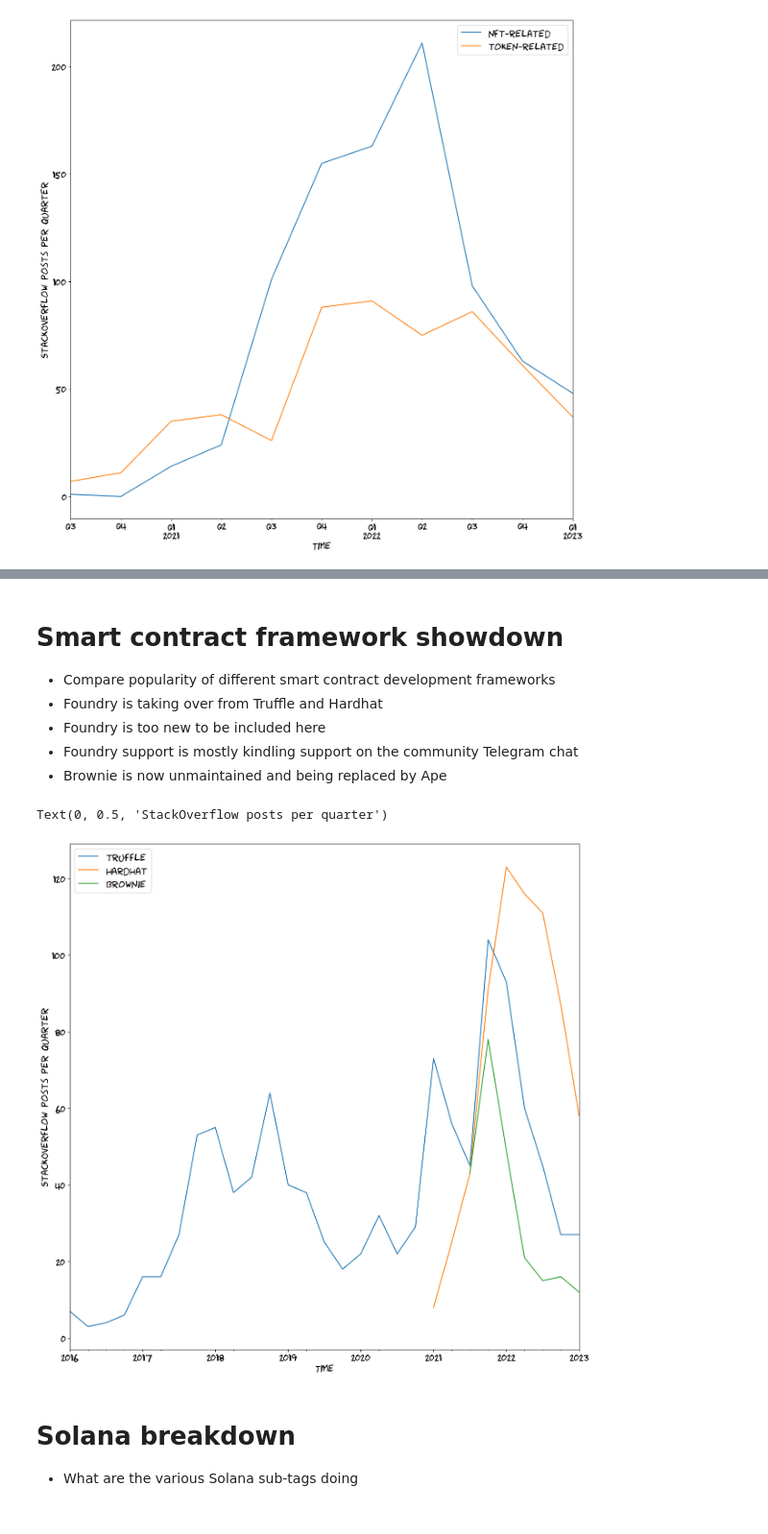
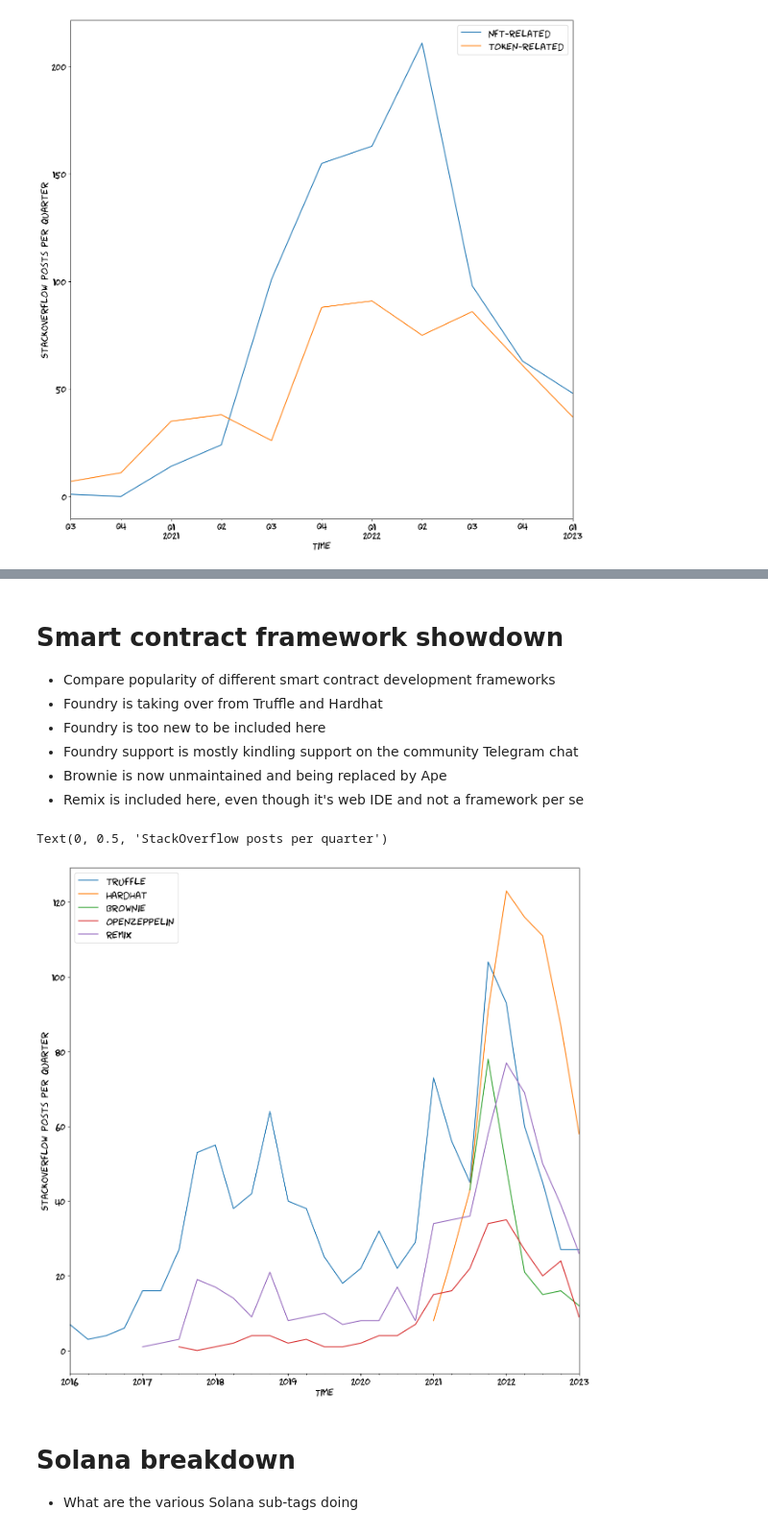
Before and after one commit to tradingstrategy-ai/blockchain-stackoverflow, a Jupyter notebook: research.ipynb, the cells around one changed output, grey strips where cells are left out. Shown at 96% size. Saved outputs shown, nothing was run; the diff lists cells and outputs as text; code cells hidden in the pictures.

```diff
--- a/research.ipynb
+++ b/research.ipynb
@@ -235,23 +324,26 @@ Text(0, 0.5, 'StackOverflow posts per quarter')
 - Foundry is too new to be included here
 - Foundry support is mostly kindling support on the community Telegram chat
 - Brownie is now unmaintained and being replaced by Ape
+- Remix is included here, even though it's web IDE and not a framework per se
 # %%
 quaterly_binned = create_binned_df_by_tags(
     df,
     {
         "truffle": ("truffle",),
         "hardhat": ("hardhat",),
         "brownie": ("brownie",),
+        "openzeppelin": ("openzeppelin",),
+        "remix": ("remix",),
     },
 )
 
 ax = quaterly_binned.plot.line()
 
 ax.set_xlabel("Time")
 ax.set_ylabel("StackOverflow posts per quarter")
 # %% [output]
 Text(0, 0.5, 'StackOverflow posts per quarter')
-[figure, old version]
+[figure, new version]
 # %% [markdown]
 # Solana breakdown
 
```
Also changed, not shown: parts of 16 cells of this notebook.
